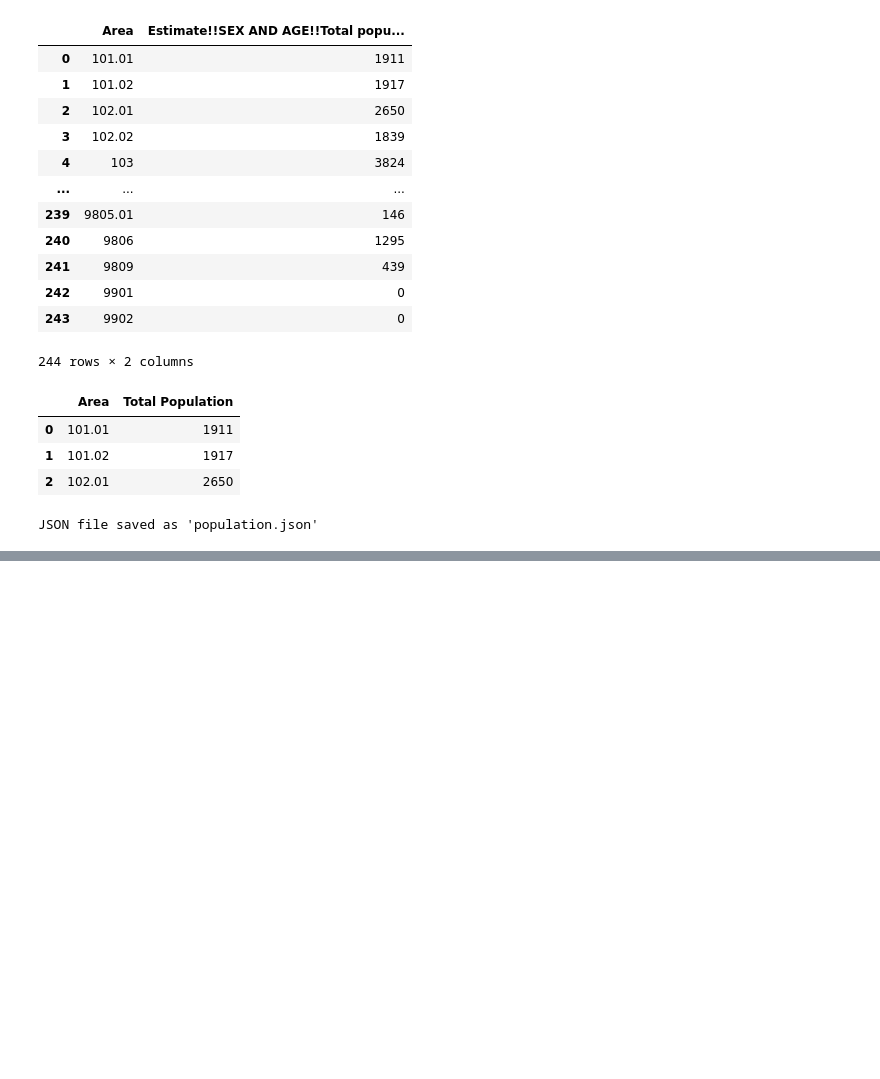
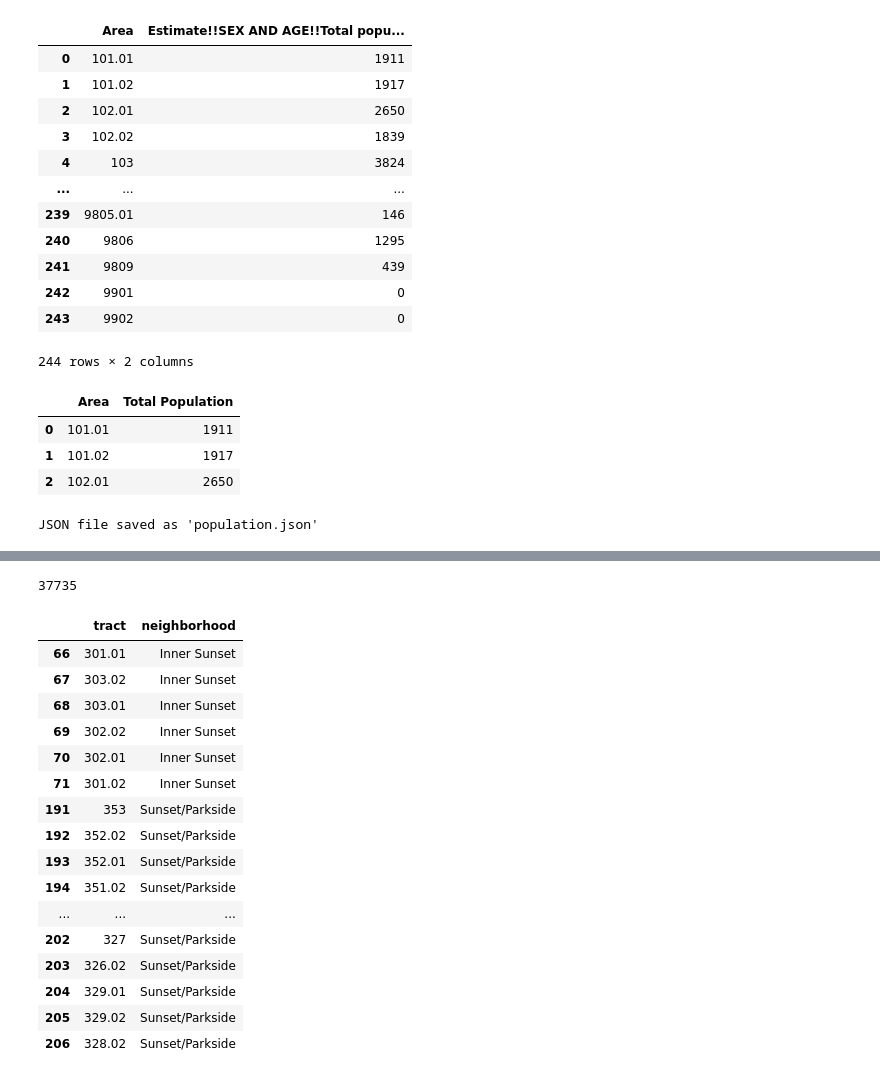
Before and after one commit to MissionLocal/2026-neighborhood-maps, a Jupyter notebook: docs/bayview-data/analysis/population/population-2024.ipynb, the cells around one changed output, grey strips where cells are left out. Saved outputs shown, nothing was run; the diff lists cells and outputs as text; code cells hidden in the pictures; blank space fills up the shorter version.

```diff
--- a/docs/bayview-data/analysis/population/population-2024.ipynb
+++ b/docs/bayview-data/analysis/population/population-2024.ipynb
@@ -132,0 +307,26 @@ df.to_csv('./population.csv', index=False)
+# %%
+bayview_population_df['Total Population'].sum()
+# %% [output]
+37735
+# %%
+sunset = lookup_df[(lookup_df['neighborhood'] == 'Inner Sunset') | (lookup_df['neighborhood'] == 'Sunset/Parkside')]
+
+sunset
+# %% [output]
+|  | tract | neighborhood |
+| 66 | 301.01 | Inner Sunset |
+| 67 | 303.02 | Inner Sunset |
+| 68 | 303.01 | Inner Sunset |
+| 69 | 302.02 | Inner Sunset |
+| 70 | 302.01 | Inner Sunset |
+| 71 | 301.02 | Inner Sunset |
+| 191 | 353 | Sunset/Parkside |
+| 192 | 352.02 | Sunset/Parkside |
+| 193 | 352.01 | Sunset/Parkside |
+| 194 | 351.02 | Sunset/Parkside |
+| ... | ... | ... |
+| 202 | 327 | Sunset/Parkside |
+| 203 | 326.02 | Sunset/Parkside |
+| 204 | 329.01 | Sunset/Parkside |
+| 205 | 329.02 | Sunset/Parkside |
+| 206 | 328.02 | Sunset/Parkside |
```
Also changed, not shown: parts of 24 cells of this notebook.
